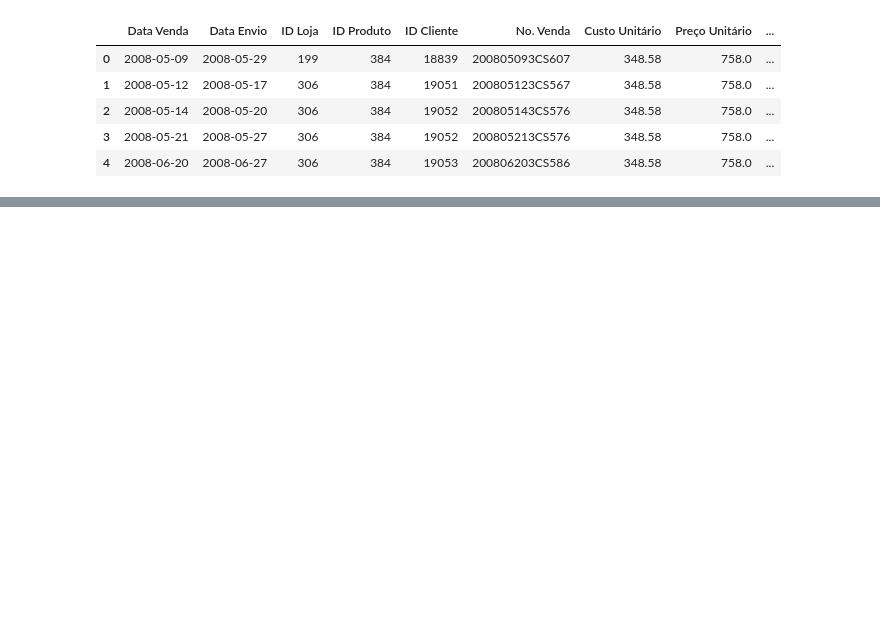
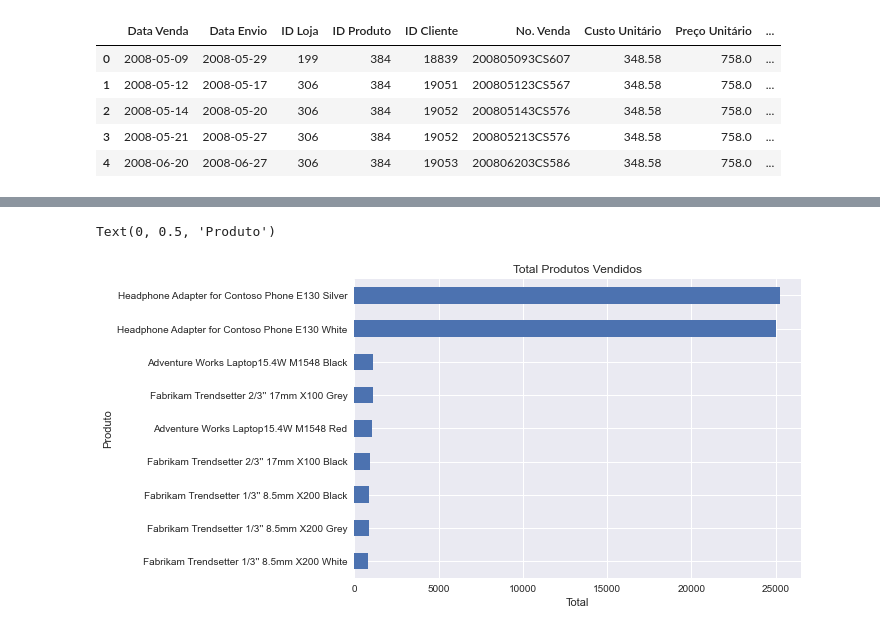
Before and after one commit to Doni-zete/Bootcamp-Ci-ncia-de-Dados, a Jupyter notebook: Projeto_analise_exploratoria/analise_exploratoria.ipynb, the cells around one changed output, grey strips where cells are left out. Cells and saved outputs as stored; diff of their text form; code cells hidden in the pictures; blank space fills up the shorter version.

```diff
--- a/Projeto_analise_exploratoria/analise_exploratoria.ipynb
+++ b/Projeto_analise_exploratoria/analise_exploratoria.ipynb
@@ -18,0 +50,3 @@ df.head(5)
+# %%
+#Qual o custo total?
+df["custo"] =  df["Custo Unitário"].mul(df["Quantidade"]) #Criando a coluna de custo
@@ -18,0 +63,3 @@ df.head(5)
+# %%
+#Lucro total = valor da venda  -  o custo
+df["lucro"] = df["Valor Venda"] - df ["custo"]
@@ -18,0 +76,3 @@ df.head(5)
+# %%
+#Criando uma coluna com total de dias para enviar o produto
+df["Tempo_envio"] = df["Data Envio"] - df ["Data Venda"]
@@ -18,0 +84,4 @@ df.head(5)
+# %%
+#Media do tempo de envio?
+#Extraindo apenas os dias
+df["Tempo_envio"] = (df["Data Envio"] - df["Data Venda"]).dt.days
@@ -18,0 +172,8 @@ df.head(5)
+# %%
+#Grafico total de produtos vendidos
+df.groupby("Produto")["Quantidade"].sum().sort_values(ascending=True).plot.barh(title="Total Produtos Vendidos")
+plt.xlabel("Total")
+plt.ylabel("Produto")
+# %% [output]
+Text(0, 0.5, 'Produto')
+[figure, added]
```
Also changed, not shown: parts of 30 cells of this notebook, 1 other file.
